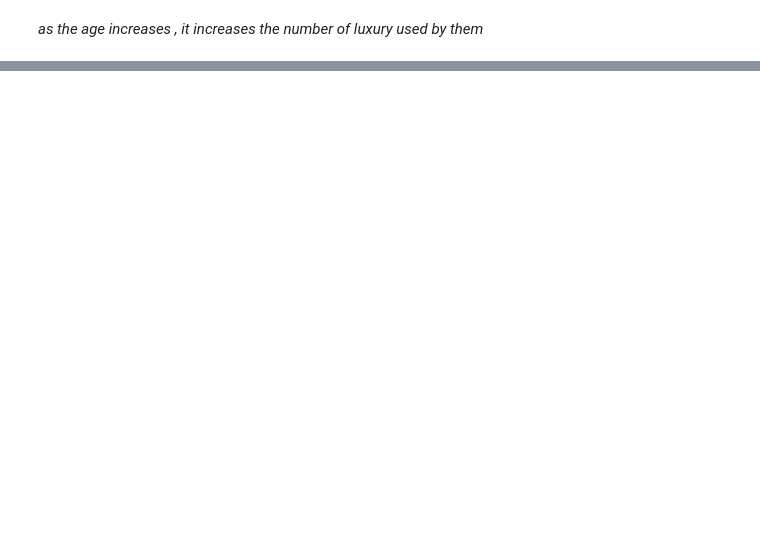
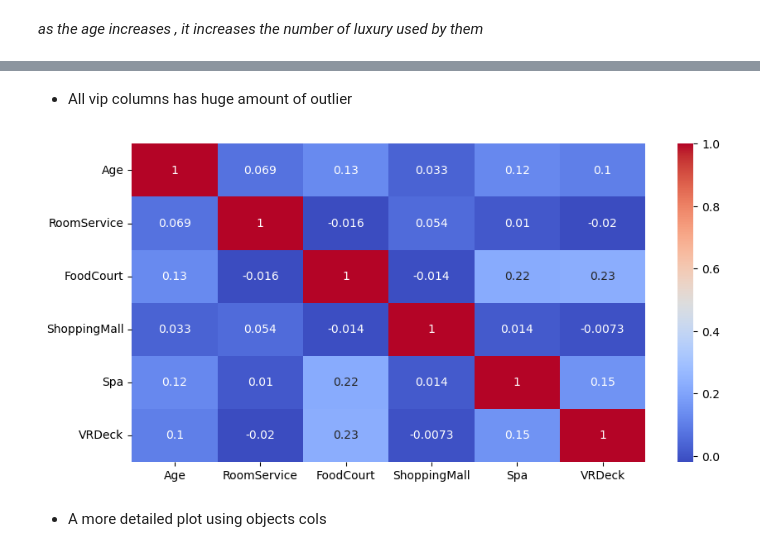
Before and after one commit to Nikunjsaini07/A_good_EDA_project-, a Jupyter notebook: Spaceship.ipynb, the cells around one changed output, grey strips where cells are left out. Saved outputs shown, nothing was run; the diff lists cells and outputs as text; code cells hidden in the pictures; blank space fills up the shorter version.

```diff
--- a/Spaceship.ipynb
+++ b/Spaceship.ipynb
@@ -204,0 +207,3 @@ sns.barplot(data=data, x='Age_Label', y='lux_expense')
+# %%
+data['Deck']=data['Cabin'].str.split('/',expand=True)[0]
+data['Side']=data['Cabin'].str.split('/',expand=True)[2]
@@ -204,0 +220,6 @@ sns.barplot(data=data, x='Age_Label', y='lux_expense')
+# %%
+#Detecting the outlier
+for col in numericals_cols:
+  plt.figure(figsize=(10,5))
+  sns.boxplot(data=data, x=col)
+  plt.show()
@@ -204,0 +233,12 @@ sns.barplot(data=data, x='Age_Label', y='lux_expense')
+# %% [markdown]
+* All vip columns has huge amount of outlier
+# %%
+# And  at last plot a heat map
+plt.figure(figsize=(10, 5))
+cols = [col for col in numericals_cols if col not in ['Name', 'PassengerId', 'Age', 'Cabin']]
+sns.heatmap(data[numericals_cols].corr(), annot=True, cmap='coolwarm')
+plt.show()
+# %% [output]
+[figure, added]
+# %% [markdown]
+* A more detailed plot using objects cols
```
Also changed, not shown: parts of 7 cells of this notebook.
